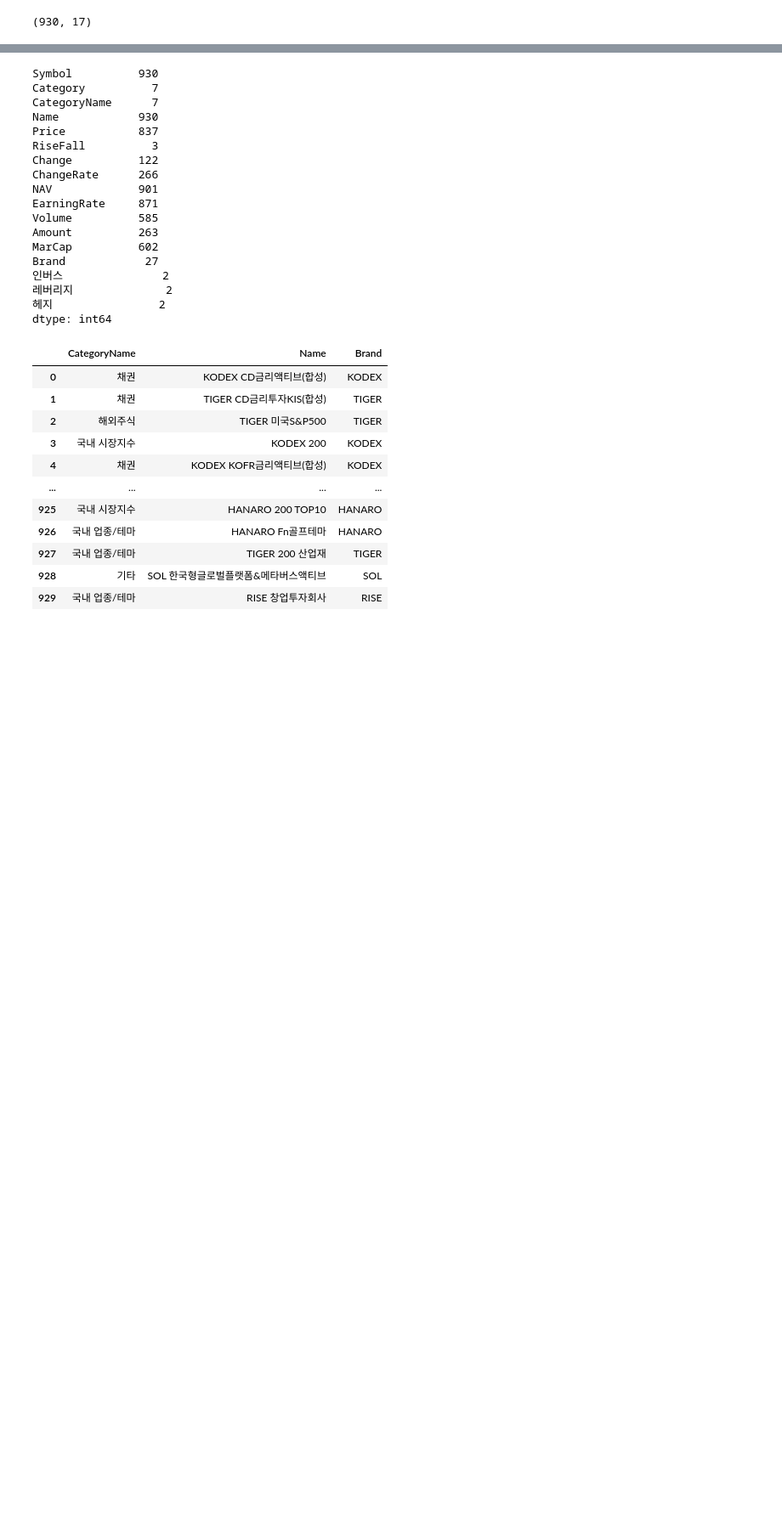
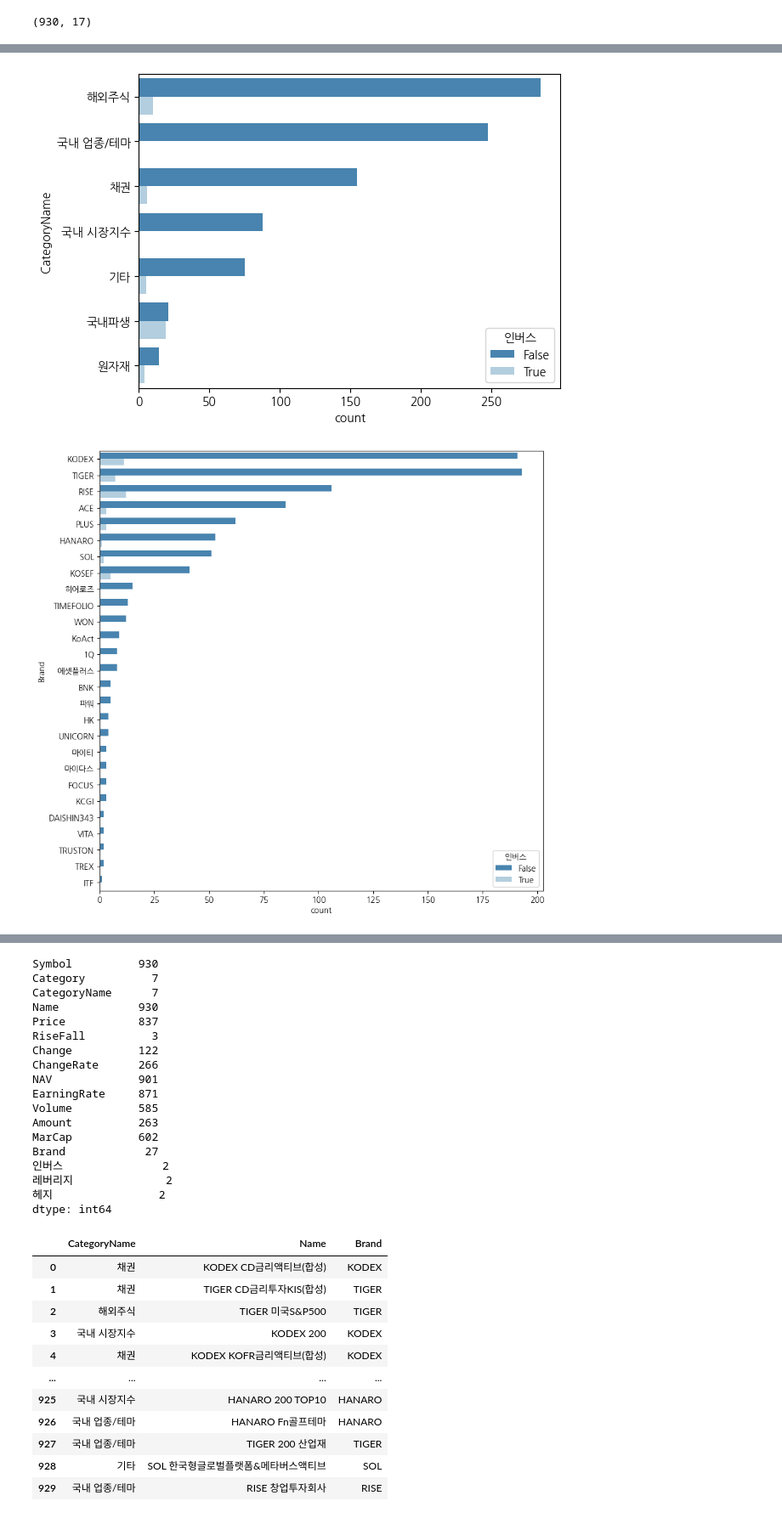
Before and after one commit to sang105kr/kdt_pythonstudy2, a Jupyter notebook: stock/stock_analysis_7(국내ETF시각화).ipynb, the cells around one changed output, grey strips where cells are left out. Shown at 85% size. Saved outputs shown, nothing was run; the diff lists cells and outputs as text; code cells hidden in the pictures; blank space fills up the shorter version.

```diff
--- a/stock/stock_analysis_7(국내ETF시각화).ipynb
+++ b/stock/stock_analysis_7(국내ETF시각화).ipynb
@@ -126,0 +191,12 @@ df_etfs.describe(include=np.int64)
+# %%
+sns.countplot(data=df_cat,y='CategoryName',order=df_etfs['CategoryName'].value_counts().index, palette='Blues_r',hue='인버스')
+plt.show()
+plt.figure(figsize=(10,10))
+sns.countplot(data=df_cat,y='Brand',order=df_etfs['Brand'].value_counts().index, palette='Blues_r',hue='인버스')
+
+plt.show()
+sns.countplot(data=df_cat,x='RiseFall',hue='인버스')
+plt.show()
+# %% [output]
+[figure, added]
+[figure, added]
```
Also changed, not shown: parts of 34 cells of this notebook, 23 other files.
